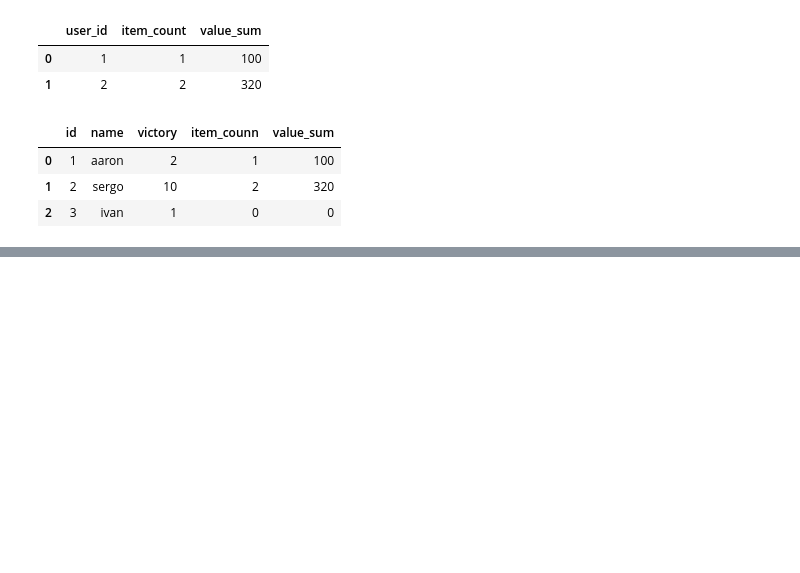
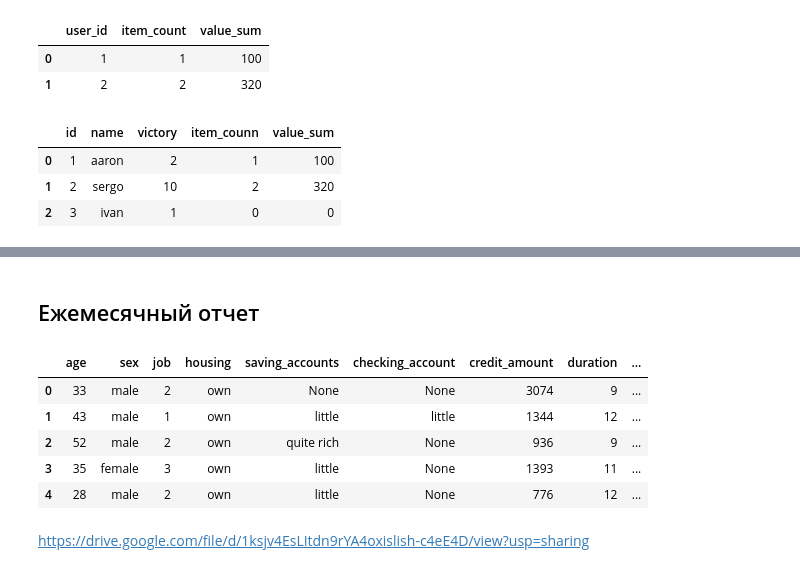
Before and after one commit to avgalkov/SQL-study-coding, a Jupyter notebook: SQL для анализа данных/Work notebook.ipynb, the cells around one changed output, grey strips where cells are left out. Drawn from its saved outputs; the diff is of its cells as text; code cells hidden in the pictures; blank space fills up the shorter version.

```diff
--- a/SQL для анализа данных/Work notebook.ipynb
+++ b/SQL для анализа данных/Work notebook.ipynb
@@ -1052,0 +1154,16 @@ select(sql)
+# %% [markdown]
+## Ежемесячный отчет
+# %%
+sql = '''select * from german_credit t
+limit 5'''
+# %%
+select(sql)
+# %% [output]
+|  | age | sex | job | housing | saving_accounts | checking_account | credit_amount | duration | ... |
+| 0 | 33 | male | 2 | own | None | None | 3074 | 9 | ... |
+| 1 | 43 | male | 1 | own | little | little | 1344 | 12 | ... |
+| 2 | 52 | male | 2 | own | quite rich | None | 936 | 9 | ... |
+| 3 | 35 | female | 3 | own | little | None | 1393 | 11 | ... |
+| 4 | 28 | male | 2 | own | little | None | 776 | 12 | ... |
+# %% [markdown]
+https://drive.google.com/file/d/1ksjv4EsLItdn9rYA4oxislish-c4eE4D/view?usp=sharing
```
Also changed, not shown: parts of 106 cells of this notebook.
